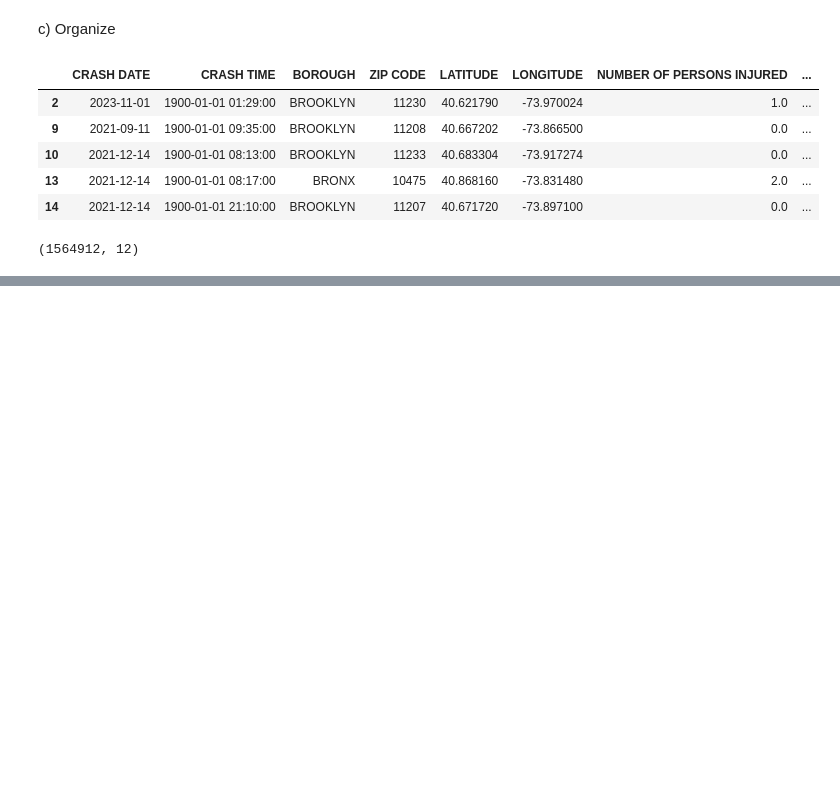
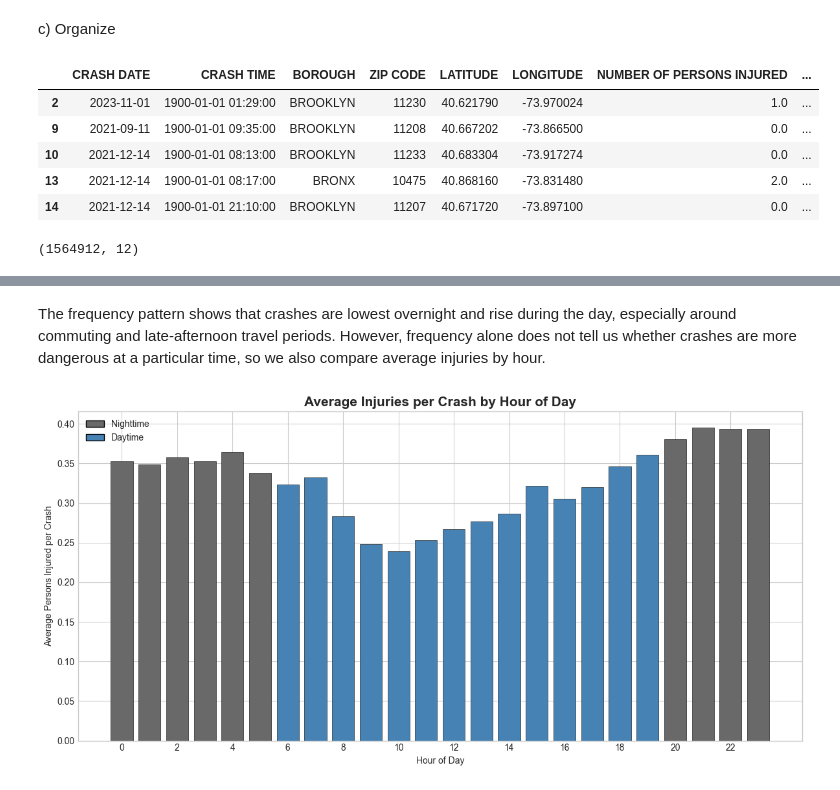
Before and after one commit to eadedeji8/320_Group_Project, a Jupyter notebook: crashes.ipynb, the cells around one changed output, grey strips where cells are left out. Cells and saved outputs as stored; diff of their text form; code cells hidden in the pictures; blank space fills up the shorter version.

```diff
--- a/crashes.ipynb
+++ b/crashes.ipynb
@@ -204,0 +300,27 @@ t-statistic: nan, p-value: nan
+# %% [markdown]
+The frequency pattern shows that crashes are lowest overnight and rise during the day, especially around commuting and late-afternoon travel periods. However, frequency alone does not tell us whether crashes are more dangerous at a particular time, so we also compare average injuries by hour.
+# %%
+
+hourly_avg_injury = eda_df.dropna(subset=['HOUR']).groupby('HOUR')['NUMBER OF PERSONS INJURED'].mean().reindex(range(24))
+
+fig, ax = plt.subplots(figsize=(12, 6))
+bar_colors = ['dimgray' if (h >= 20 or h < 6) else 'steelblue' for h in range(24)]
+ax.bar(hourly_avg_injury.index, hourly_avg_injury.values, color=bar_colors, edgecolor='black', linewidth=0.4)
+
+ax.set_title('Average Injuries per Crash by Hour of Day', fontsize=15, fontweight='bold')
+ax.set_xlabel('Hour of Day')
+ax.set_ylabel('Average Persons Injured per Crash')
+ax.set_xticks(range(0, 24, 2))
+
+# Custom legend without needing seaborn.
+from matplotlib.patches import Patch
+legend_elements = [
+    Patch(facecolor='dimgray', edgecolor='black', label='Nighttime'),
+    Patch(facecolor='steelblue', edgecolor='black', label='Daytime')
+]
+ax.legend(handles=legend_elements)
+
+plt.tight_layout()
+plt.show()
+# %% [output]
+[figure, added]
```
Also changed, not shown: parts of 30 cells of this notebook.
